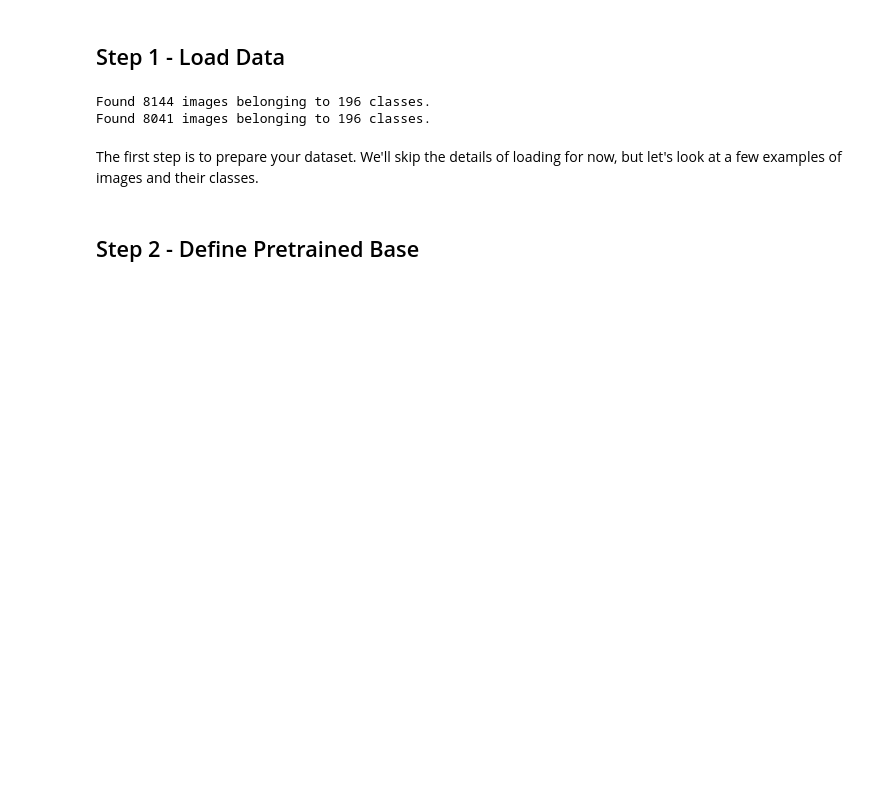
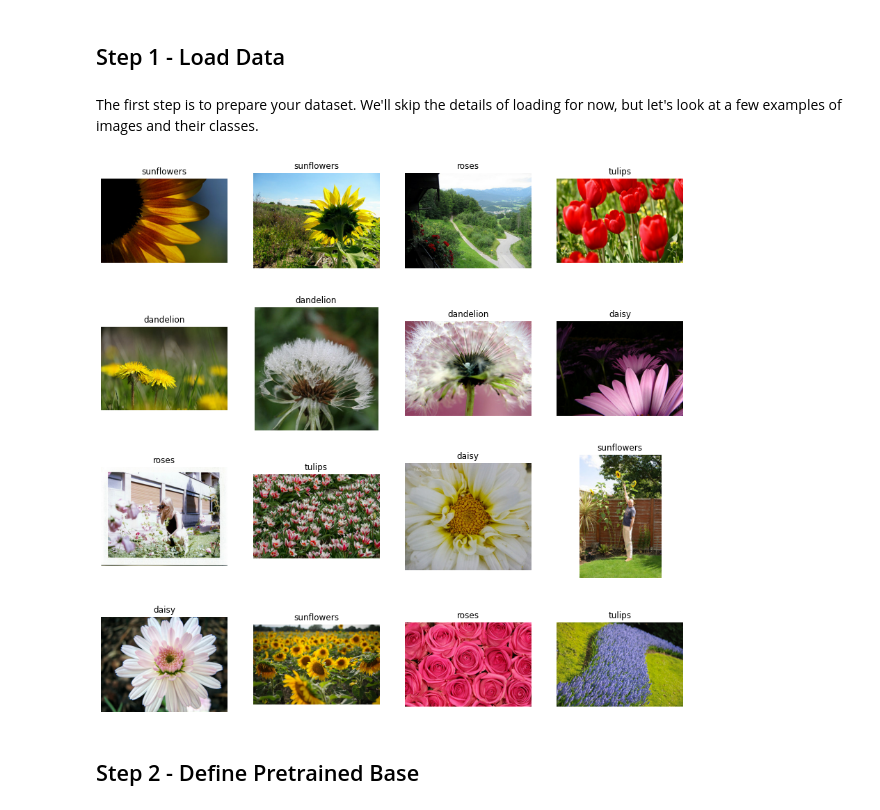
Before and after one commit to Kaggle/learntools, a Jupyter notebook: notebooks/computer_vision/raw/tut1.ipynb, the cells around one changed output. Cells and saved outputs as stored; diff of their text form; code cells hidden in the pictures; blank space fills up the shorter version.

```diff
--- a/notebooks/computer_vision/raw/tut1.ipynb
+++ b/notebooks/computer_vision/raw/tut1.ipynb
@@ -66,38 +68,44 @@ import tensorflow as tf
 config = tf.compat.v1.ConfigProto()
 config.gpu_options.allow_growth = True
 session = tf.compat.v1.InteractiveSession(config=config)
-# %%
-#$HIDE$
-import os
-from tensorflow.keras.preprocessing.image import ImageDataGenerator
-from tensorflow.keras.applications.vgg16 import preprocess_input
-
-# DATA_DIR = '/kaggle/input/stanford-car-dataset-by-classes-folder/car_data/car_data'
-DATA_DIR = '/home/jovyan/work/kaggle/datasets/stanford-cars-keras/car_data/car_data'
-TRAIN_DIR = os.path.join(DATA_DIR, 'train')
-VALID_DIR = os.path.join(DATA_DIR, 'test')
-
-ds_gen = ImageDataGenerator(preprocessing_function=preprocess_input)
-
-BATCH_SIZE = 16
-SIZE = (150, 150)
-
-ds_train = ds_gen.flow_from_directory(directory=TRAIN_DIR,
-                                      batch_size=BATCH_SIZE,
-                                      shuffle=True,
-                                      target_size=SIZE,
-                                      class_mode='sparse')
-
-ds_valid = ds_gen.flow_from_directory(directory=VALID_DIR,
-                                      batch_size=BATCH_SIZE,
-                                      shuffle=True,
-                                      target_size=SIZE,
-                                      class_mode='sparse')
-# %% [output]
-Found 8144 images belonging to 196 classes.
-Found 8041 images belonging to 196 classes.
+# %%
+#$HIDE$
+import tensorflow_datasets as tfds
+
+(ds_train, ds_valid), ds_info = tfds.load('tf_flowers',
+                              split=['train[:75%]', 'train[:25%]'],
+                              as_supervised=True,
+                              shuffle_files=True,
+                              with_info=True,
+                              data_dir='/home/jovyan/work/kaggle/datasets/')
+
+IMG_SIZE = [150, 150]
+BATCH_SIZE = 32
+
+def preprocess(image, label, size=IMG_SIZE):
+#    image = preprocess_input(image)
+    image = tf.image.resize_with_crop_or_pad(image, target_height=size[0], target_width=size[1])
+    image = tf.image.convert_image_dtype(image, dtype=tf.float32)
+    return image, label
+
+ds_train = (ds_train.map(preprocess)
+            .cache()
+            .batch(BATCH_SIZE)
+            .prefetch(500))
+
+ds_valid = (ds_valid.map(preprocess)
+            .cache()
+            .batch(BATCH_SIZE)
+            .prefetch(500))
 # %% [markdown]
 The first step is to prepare your dataset. We'll skip the details of loading for now, but let's look at a few examples of images and their classes.
+# %%
+#$HIDE$
+import visiontools
+
+visiontools.show_supervised_examples(ds_train, ds_info);
+# %% [output]
+[figure, added]
 # %% [markdown]
 ## Step 2 - Define Pretrained Base ##
 # %%
```
Also changed, not shown: parts of 7 cells of this notebook, 3 other files.
